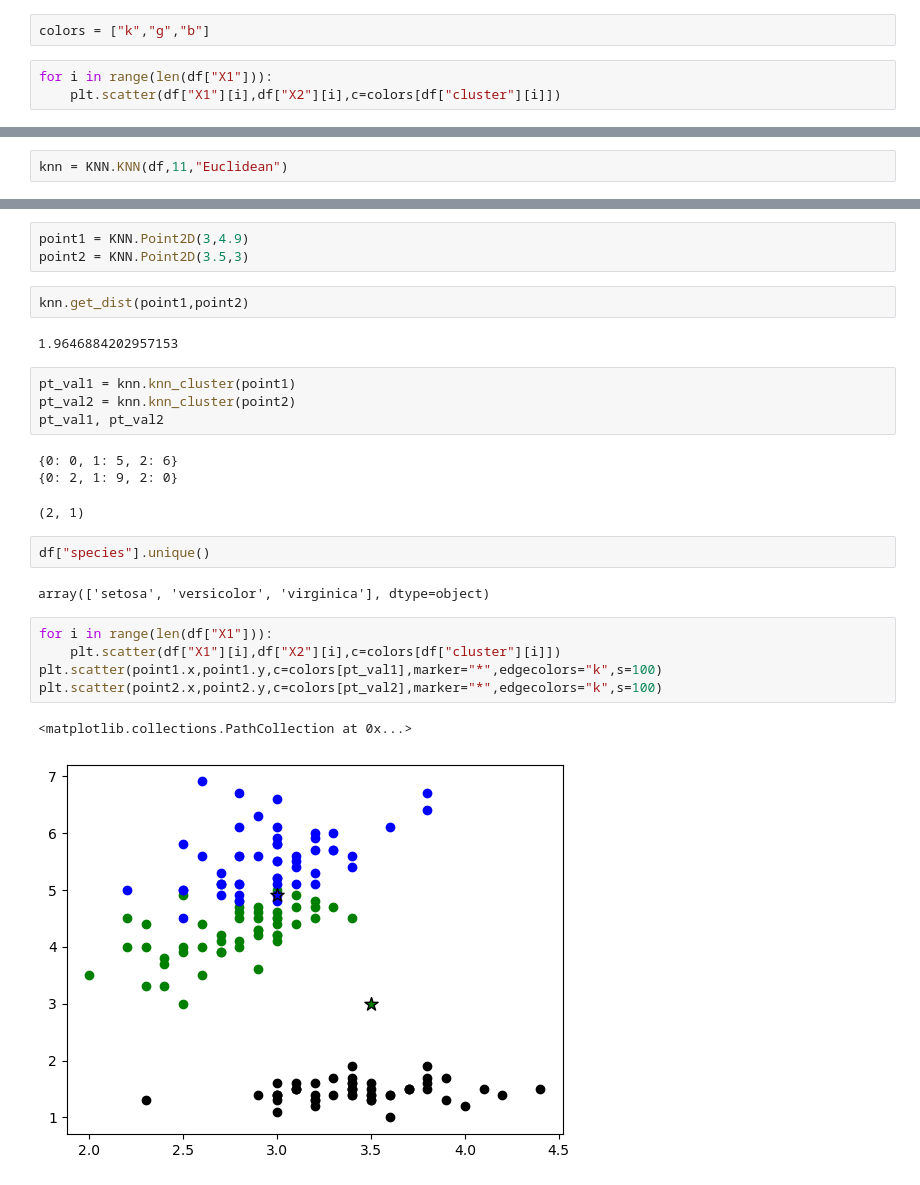
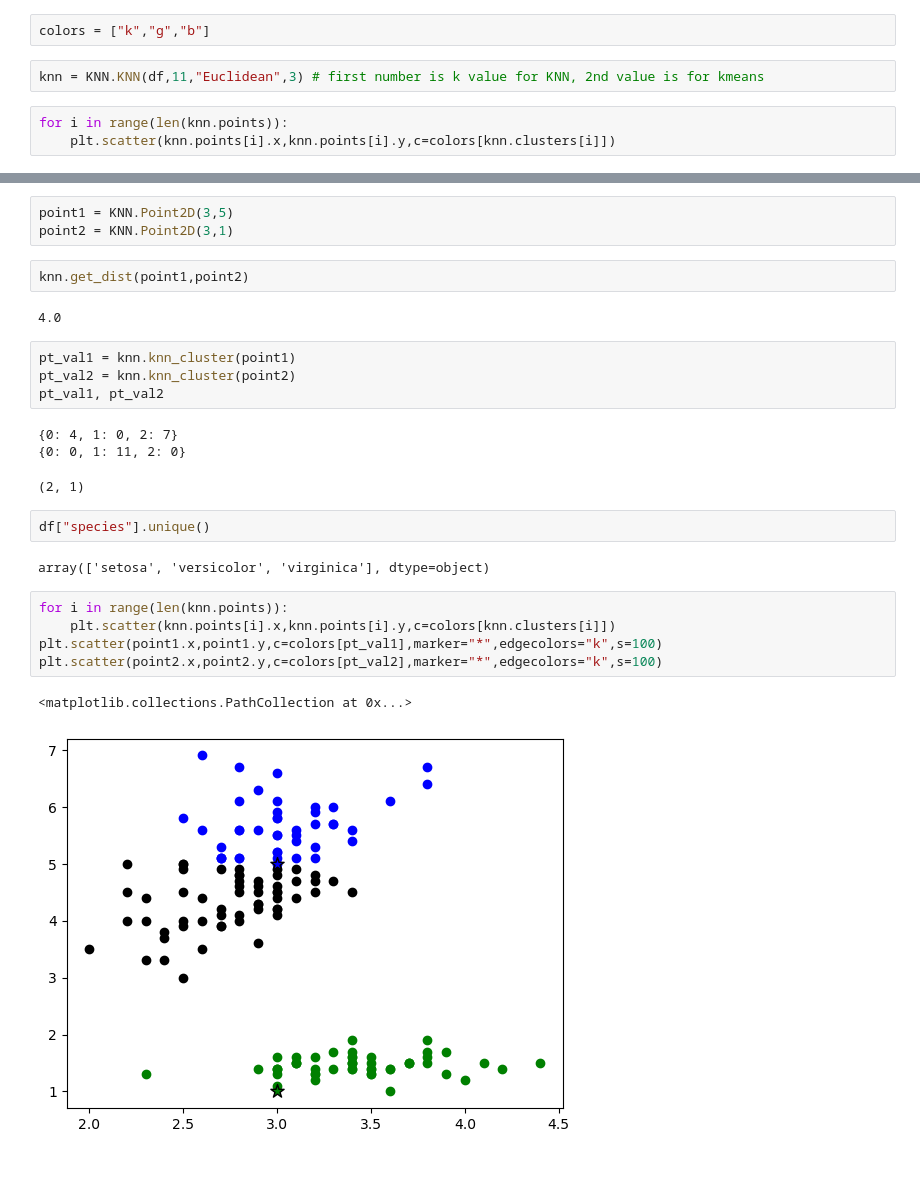
Before and after one commit to hariharan-tech/ML_Lab, a Jupyter notebook: 07_knn/KNN.ipynb, the cells around one changed output, grey strips where cells are left out. Cells and saved outputs as stored; diff of their text form.

```diff
--- a/07_knn/KNN.ipynb
+++ b/07_knn/KNN.ipynb
@@ -10,7 +10,9 @@ import KNN
 df = pd.read_csv("knn_dataset.csv")
 # %%
 colors = ["k","g","b"]
+# %%
+knn = KNN.KNN(df,11,"Euclidean",3) # first number is k value for KNN, 2nd value is for kmeans
 # %%
-for i in range(len(df["X1"])):
-    plt.scatter(df["X1"][i],df["X2"][i],c=colors[df["cluster"][i]])
+for i in range(len(knn.points)):
+    plt.scatter(knn.points[i].x,knn.points[i].y,c=colors[knn.clusters[i]])
 # %% [output]
@@ -18,2 +19,0 @@ for i in range(len(df["X1"])):
-# %%
-knn = KNN.KNN(df,11,"Euclidean")
@@ -20,27 +44,27 @@ knn = KNN.KNN(df,11,"Euclidean")
 # %%
-point1 = KNN.Point2D(3,4.9)
-point2 = KNN.Point2D(3.5,3)
+point1 = KNN.Point2D(3,5)
+point2 = KNN.Point2D(3,1)
 # %%
 knn.get_dist(point1,point2)
 # %% [output]
-1.9646884202957153
+4.0
 # %%
 pt_val1 = knn.knn_cluster(point1)
 pt_val2 = knn.knn_cluster(point2)
 pt_val1, pt_val2
 # %% [output]
-{0: 0, 1: 5, 2: 6}
-{0: 2, 1: 9, 2: 0}
+{0: 4, 1: 0, 2: 7}
+{0: 0, 1: 11, 2: 0}
 (2, 1)
 # %%
 df["species"].unique()
 # %% [output]
 array(['setosa', 'versicolor', 'virginica'], dtype=object)
 # %%
-for i in range(len(df["X1"])):
-    plt.scatter(df["X1"][i],df["X2"][i],c=colors[df["cluster"][i]])
+for i in range(len(knn.points)):
+    plt.scatter(knn.points[i].x,knn.points[i].y,c=colors[knn.clusters[i]])
 plt.scatter(point1.x,point1.y,c=colors[pt_val1],marker="*",edgecolors="k",s=100)
 plt.scatter(point2.x,point2.y,c=colors[pt_val2],marker="*",edgecolors="k",s=100)
 # %% [output]
 <matplotlib.collections.PathCollection at 0x...>
-[figure, old version]
+[figure, new version]
```
Also changed, not shown: parts of 3 cells of this notebook, 4 other files.
